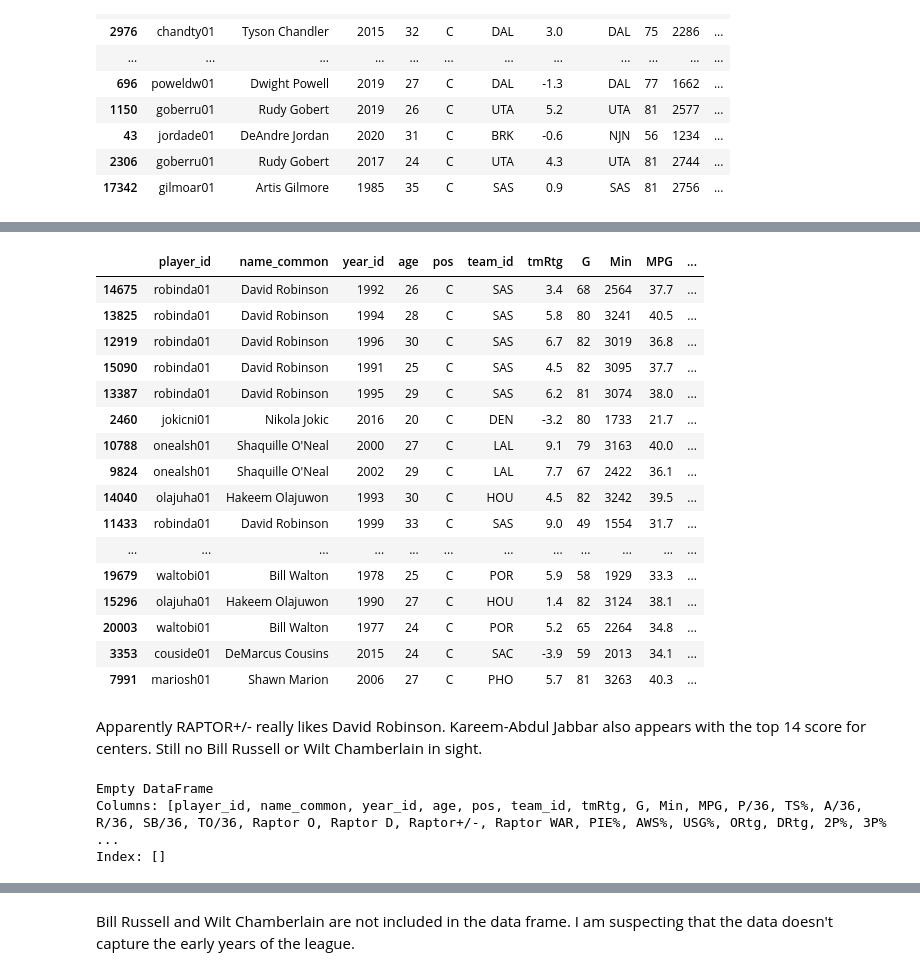
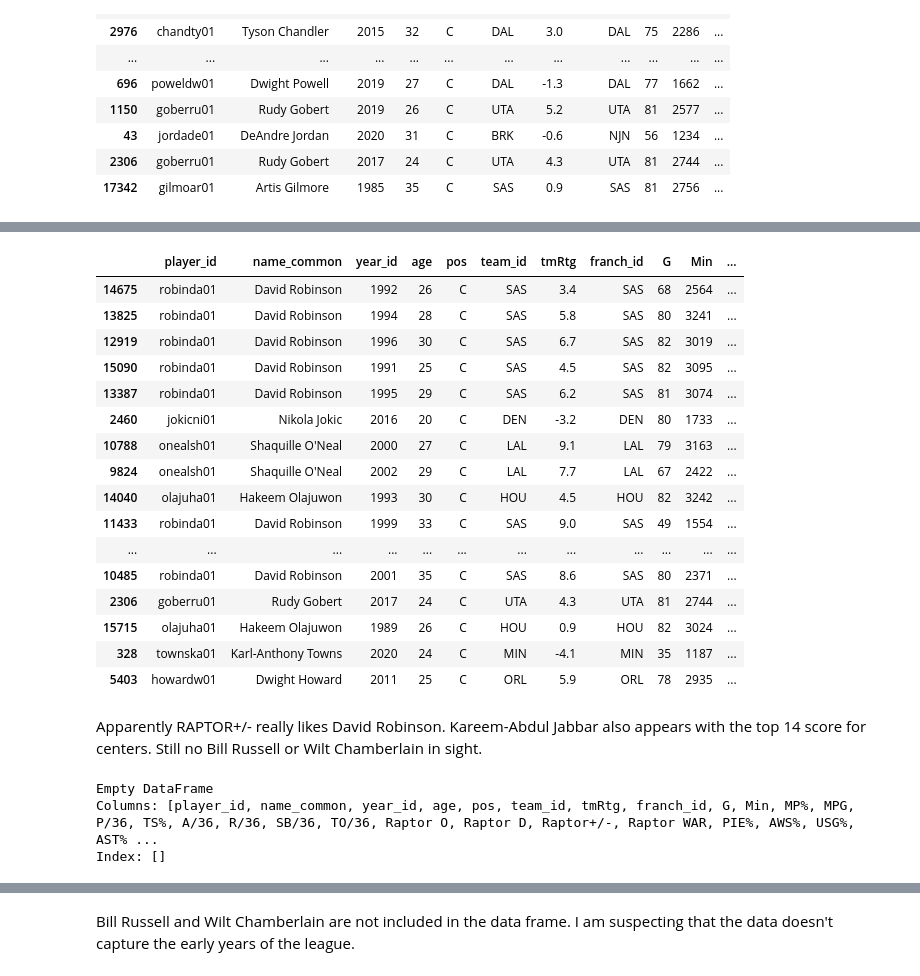
Before and after one commit to carl2727/NBA-data-analysis-project, a Jupyter notebook: 01.ipynb, the cells around one changed output, grey strips where cells are left out. Saved outputs shown, nothing was run; the diff lists cells and outputs as text; code cells hidden in the pictures.

```diff
--- a/01.ipynb
+++ b/01.ipynb
@@ -123,9 +132,4 @@ The data set is well formated and clean. But it contains a lot of data, which ma
 # %%
-dlist1 = ["franch_id", "STL%", "BLK%", "%Pos", "MP%", "AST%", "TOV%", "ORB%", "DRB%", "TRB%"]
-
-
-nba1 = nba1.drop(dlist1, axis=1)
 rap1 = nba1.sort_values(by=["Raptor+/-"], ascending=False)
 display(rap1.head(50))
-rap1.to_csv("rap1.csv")
 # %% [output]
@@ -153,24 +153,24 @@ This list shows the players and seasons with the highest RAPTOR+/- score. It is
 # %%
 rap_c1 = nba1[nba1["pos"] == "C"].sort_values(by=["Raptor+/-"], ascending=False)
-display(rap_c1.head(50))
+display(rap_c1.head(25))
 # %% [output]
-|  | player_id | name_common | year_id | age | pos | team_id | tmRtg | G | Min | MPG | ... |
-| 14675 | robinda01 | David Robinson | 1992 | 26 | C | SAS | 3.4 | 68 | 2564 | 37.7 | ... |
-| 13825 | robinda01 | David Robinson | 1994 | 28 | C | SAS | 5.8 | 80 | 3241 | 40.5 | ... |
-| 12919 | robinda01 | David Robinson | 1996 | 30 | C | SAS | 6.7 | 82 | 3019 | 36.8 | ... |
-| 15090 | robinda01 | David Robinson | 1991 | 25 | C | SAS | 4.5 | 82 | 3095 | 37.7 | ... |
-| 13387 | robinda01 | David Robinson | 1995 | 29 | C | SAS | 6.2 | 81 | 3074 | 38.0 | ... |
-| 2460 | jokicni01 | Nikola Jokic | 2016 | 20 | C | DEN | -3.2 | 80 | 1733 | 21.7 | ... |
-| 10788 | onealsh01 | Shaquille O'Neal | 2000 | 27 | C | LAL | 9.1 | 79 | 3163 | 40.0 | ... |
-| 9824 | onealsh01 | Shaquille O'Neal | 2002 | 29 | C | LAL | 7.7 | 67 | 2422 | 36.1 | ... |
-| 14040 | olajuha01 | Hakeem Olajuwon | 1993 | 30 | C | HOU | 4.5 | 82 | 3242 | 39.5 | ... |
-| 11433 | robinda01 | David Robinson | 1999 | 33 | C | SAS | 9.0 | 49 | 1554 | 31.7 | ... |
+|  | player_id | name_common | year_id | age | pos | team_id | tmRtg | franch_id | G | Min | ... |
+| 14675 | robinda01 | David Robinson | 1992 | 26 | C | SAS | 3.4 | SAS | 68 | 2564 | ... |
+| 13825 | robinda01 | David Robinson | 1994 | 28 | C | SAS | 5.8 | SAS | 80 | 3241 | ... |
+| 12919 | robinda01 | David Robinson | 1996 | 30 | C | SAS | 6.7 | SAS | 82 | 3019 | ... |
+| 15090 | robinda01 | David Robinson | 1991 | 25 | C | SAS | 4.5 | SAS | 82 | 3095 | ... |
+| 13387 | robinda01 | David Robinson | 1995 | 29 | C | SAS | 6.2 | SAS | 81 | 3074 | ... |
+| 2460 | jokicni01 | Nikola Jokic | 2016 | 20 | C | DEN | -3.2 | DEN | 80 | 1733 | ... |
+| 10788 | onealsh01 | Shaquille O'Neal | 2000 | 27 | C | LAL | 9.1 | LAL | 79 | 3163 | ... |
+| 9824 | onealsh01 | Shaquille O'Neal | 2002 | 29 | C | LAL | 7.7 | LAL | 67 | 2422 | ... |
+| 14040 | olajuha01 | Hakeem Olajuwon | 1993 | 30 | C | HOU | 4.5 | HOU | 82 | 3242 | ... |
+| 11433 | robinda01 | David Robinson | 1999 | 33 | C | SAS | 9.0 | SAS | 49 | 1554 | ... |
 | ... | ... | ... | ... | ... | ... | ... | ... | ... | ... | ... | ... |
-| 19679 | waltobi01 | Bill Walton | 1978 | 25 | C | POR | 5.9 | 58 | 1929 | 33.3 | ... |
-| 15296 | olajuha01 | Hakeem Olajuwon | 1990 | 27 | C | HOU | 1.4 | 82 | 3124 | 38.1 | ... |
-| 20003 | waltobi01 | Bill Walton | 1977 | 24 | C | POR | 5.2 | 65 | 2264 | 34.8 | ... |
-| 3353 | couside01 | DeMarcus Cousins | 2015 | 24 | C | SAC | -3.9 | 59 | 2013 | 34.1 | ... |
-| 7991 | mariosh01 | Shawn Marion | 2006 | 27 | C | PHO | 5.7 | 81 | 3263 | 40.3 | ... |
+| 10485 | robinda01 | David Robinson | 2001 | 35 | C | SAS | 8.6 | SAS | 80 | 2371 | ... |
+| 2306 | goberru01 | Rudy Gobert | 2017 | 24 | C | UTA | 4.3 | UTA | 81 | 2744 | ... |
+| 15715 | olajuha01 | Hakeem Olajuwon | 1989 | 26 | C | HOU | 0.9 | HOU | 82 | 3024 | ... |
+| 328 | townska01 | Karl-Anthony Towns | 2020 | 24 | C | MIN | -4.1 | MIN | 35 | 1187 | ... |
+| 5403 | howardw01 | Dwight Howard | 2011 | 25 | C | ORL | 5.9 | ORL | 78 | 2935 | ... |
 # %% [markdown]
 Apparently RAPTOR+/- really likes David Robinson. Kareem-Abdul Jabbar also appears with the top 14 score for centers. Still no Bill Russell or Wilt Chamberlain in sight.
 # %%
@@ -179,5 +179,5 @@ rap_c2 = nba1[nba1["name_common"].isin(great_centers)]
 print(rap_c2)
 # %% [output]
 Empty DataFrame
-Columns: [player_id, name_common, year_id, age, pos, team_id, tmRtg, G, Min, MPG, P/36, TS%, A/36, R/36, SB/36, TO/36, Raptor O, Raptor D, Raptor+/-, Raptor WAR, PIE%, AWS%, USG%, ORtg, DRtg, 2P%, 3P% ...
+Columns: [player_id, name_common, year_id, age, pos, team_id, tmRtg, franch_id, G, Min, MP%, MPG, P/36, TS%, A/36, R/36, SB/36, TO/36, Raptor O, Raptor D, Raptor+/-, Raptor WAR, PIE%, AWS%, USG%, AST% ...
 Index: []
```
Also changed, not shown: parts of 22 cells of this notebook.
